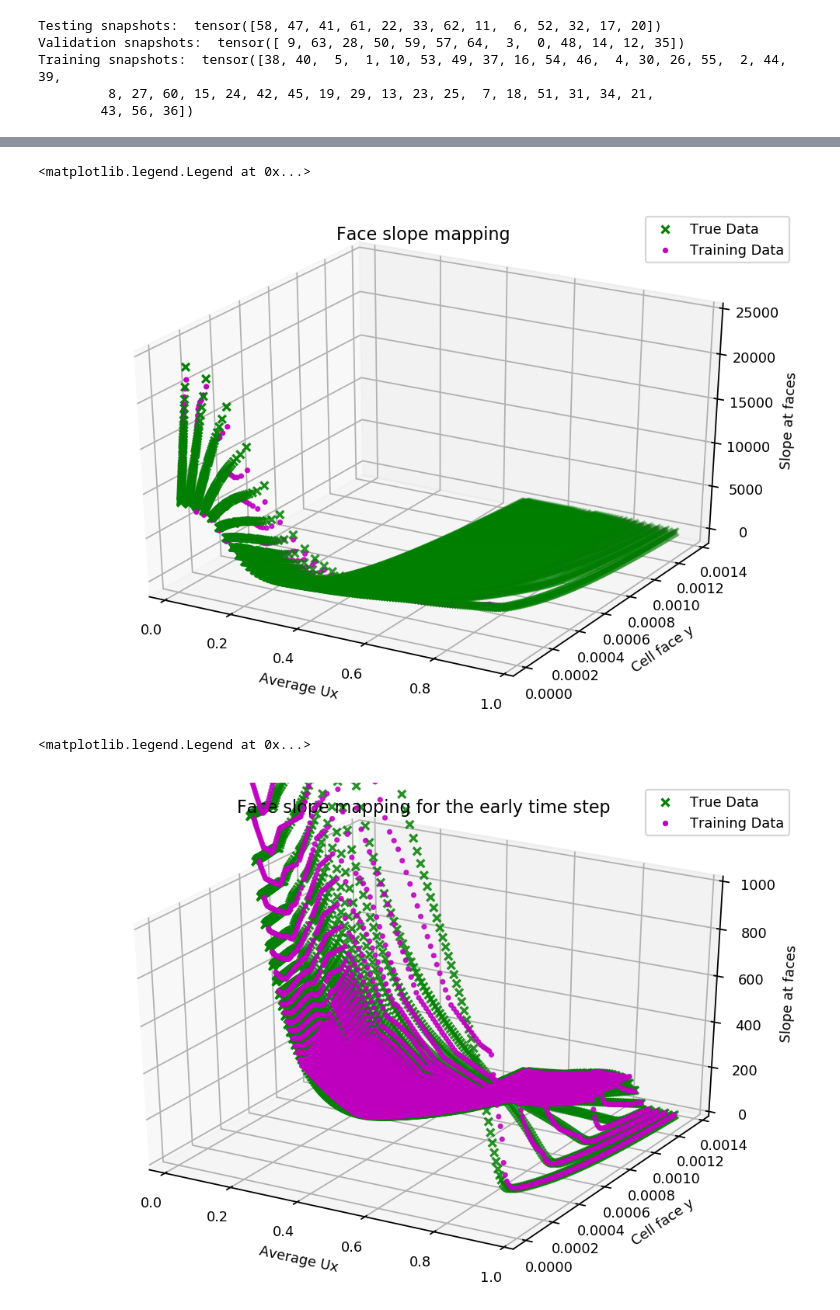
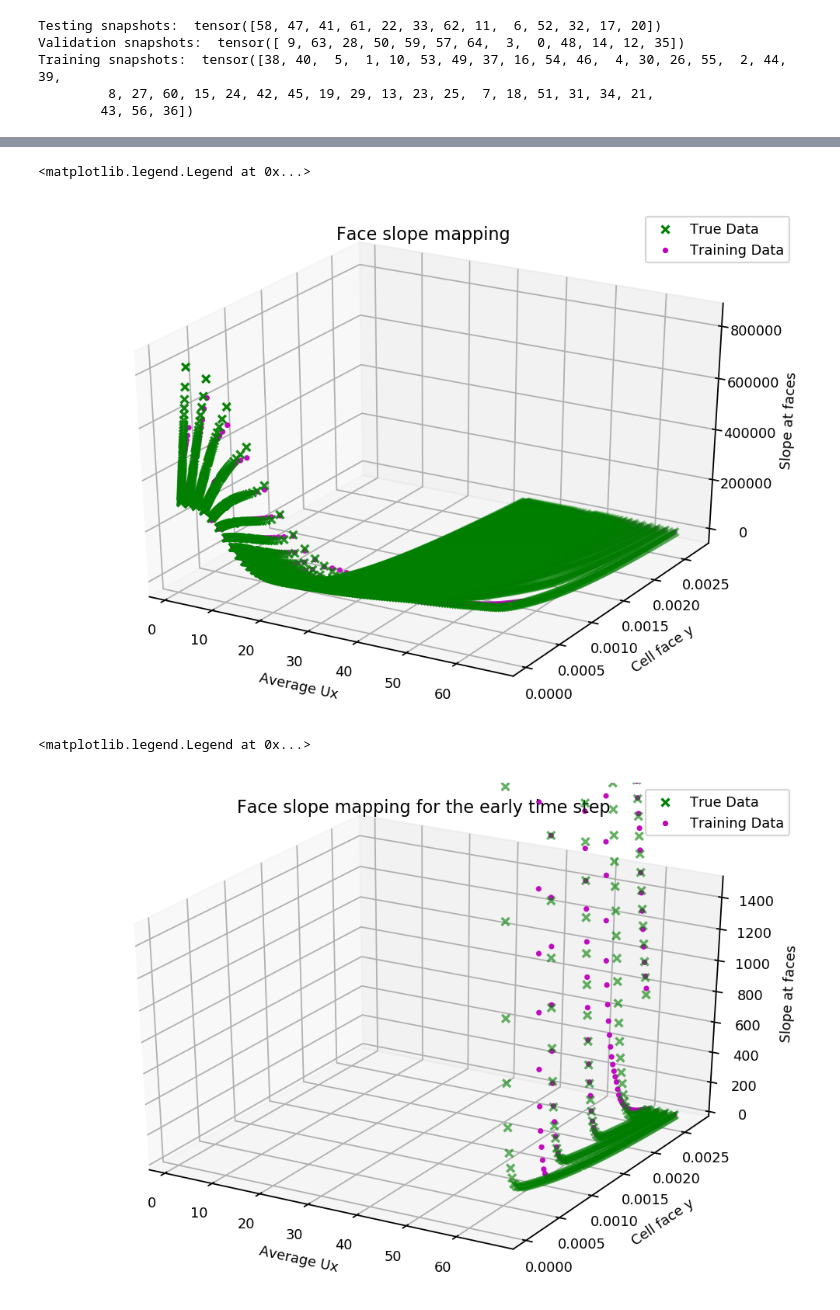
Before and after one commit to JihooKang-KOR/Data_driven_wall_modeling, a Jupyter notebook: notebooks/BestMapping_1DChannel.ipynb, the cells around one changed output, grey strips where cells are left out. Saved outputs shown, nothing was run; the diff lists cells and outputs as text; code cells hidden in the pictures.

Commit message:
Divide into three NN models / scaling function into the model

```diff
--- a/notebooks/BestMapping_1DChannel.ipynb
+++ b/notebooks/BestMapping_1DChannel.ipynb
@@ -496,0 +475,15 @@ ax_map_best.legend(fontsize = 8)
+# %%
+# NN for face slope mapping
+save_model_best = f"{output}/bestface/"
+!mkdir -p $save_model_best
+model_params = {
+    "n_inputs": 2,
+    "n_outputs": 1,
+    "n_layers": 5,
+    "n_neurons": 50,
+    "activation": pt.nn.ReLU()
+}
+model_face = FeatureScalerModel(train_face[:, 0:2].min(dim=0).values, train_face[:, 0:2].max(dim=0).values, **model_params).double()
+train_loss_face, val_loss_face = optimize_model(model_face, train_face[:, 0:2], train_face[:, 2],
+                                      val_face[:, 0:2], val_face[:, 2], lr = 0.001,
+                                      epochs = 20000, save_best=save_model_best)
@@ -496,0 +505,11 @@ ax_map_best.legend(fontsize = 8)
+# %%
+# Calculate L_inf again
+best_model_face = FeatureScalerModel(train_face[:, 0:2].min(dim=0).values, train_face[:, 0:2].max(dim=0).values, **model_params).double()
+best_model_face.load_state_dict(pt.load(f"{save_model_best}best_model_train.pt"))
+prediction = best_model_face(test_face[:, 0:2]).squeeze()
+l2 = (prediction - test_face[:, 2]).square().mean()
+# We normalize the maximum error with the range of the scaled dUdy and Ux_face,
+# which is 1 - 0 = 1
+lmax = (prediction - test_face[:, 2]).absolute().max()
+print("MSE test loss: {:1.4e}".format(l2))
+print("Lmax test loss: {:1.4e}".format(lmax))
@@ -497,3 +519,11 @@ ax_map_best.legend(fontsize = 8)
+# %%
+# Actual prediction of face slopes
+full_data = pt.cat((reshape_features(y_face, avgU), reshape_labels(dUdy_wall, dUdy_face, Ux_face)), axis=1).double()
+
+full_pred = best_model_face(full_data[:, 0:2])
+full_pred = scaler.rescale(full_pred)[:, 1]
+
+prediction = pt.expm1(full_pred.detach())
 # %%
 # Plot true label and trained model for face slope
 fig_map_best2 = plt.figure()
@@ -506,28 +536,28 @@ ax_map_best2.set_zlabel('Slope at faces', fontsize=8)
 ax_map_best2.xaxis.set_tick_params(labelsize=8)
 ax_map_best2.yaxis.set_tick_params(labelsize=8)
 ax_map_best2.zaxis.set_tick_params(labelsize=8)
-ax_map_best2.scatter(full_data[:, 4], full_data[:, 3], full_data[:, 1], color = "g", marker = "x", label = "True Data")
-ax_map_best2.scatter(full_data[:, 4], full_data[:, 3], prediction[:, 1], color = 'm', marker = ".", label = "Training Data")
+ax_map_best2.scatter(full_data[:, 1], full_data[:, 0], full_data[:, 3], color = "g", marker = "x", label = "True Data")
+ax_map_best2.scatter(full_data[:, 1], full_data[:, 0], prediction, color = 'm', marker = ".", label = "Training Data")
 ax_map_best2.legend(fontsize = 8)
 # %% [output]
 <matplotlib.legend.Legend at 0x...>
-[figure, old version]
+[figure, new version]
 # %%
 # Plot specifically true label and trained model for face slope for the early time step
 fig_map_best2_add = plt.figure()
 ax_map_best2_add = Axes3D(fig_map_best2_add)
 
 ax_map_best2_add.set_title('Face slope mapping for the early time step', fontsize=10)
 ax_map_best2_add.set_xlabel('Average Ux', fontsize=8)
 ax_map_best2_add.set_ylabel('Cell face y', fontsize=8)
 ax_map_best2_add.set_zlabel('Slope at faces', fontsize=8)
 ax_map_best2_add.xaxis.set_tick_params(labelsize=8)
 ax_map_best2_add.yaxis.set_tick_params(labelsize=8)
 ax_map_best2_add.zaxis.set_tick_params(labelsize=8)
-ax_map_best2_add.set_zlim([0, 1000])
-ax_map_best2_add.scatter(full_data[:, 4], full_data[:, 3], full_data[:, 1], color = "g", marker = "x", label = "True Data")
-ax_map_best2_add.scatter(full_data[:, 4], full_data[:, 3], prediction[:, 1], color = 'm', marker = ".", label = "Training Data")
+ax_map_best2_add.set_zlim([0, 1500])
+ax_map_best2_add.scatter(full_data[:, 1], full_data[:, 0], full_data[:, 3], color = "g", marker = "x", label = "True Data")
+ax_map_best2_add.scatter(full_data[:, 1], full_data[:, 0], prediction, color = 'm', marker = ".", label = "Training Data")
 ax_map_best2_add.legend(fontsize = 8)
 # %% [output]
 <matplotlib.legend.Legend at 0x...>
-[figure, old version]
+[figure, new version]
```
Also changed, not shown: parts of 35 cells of this notebook.
